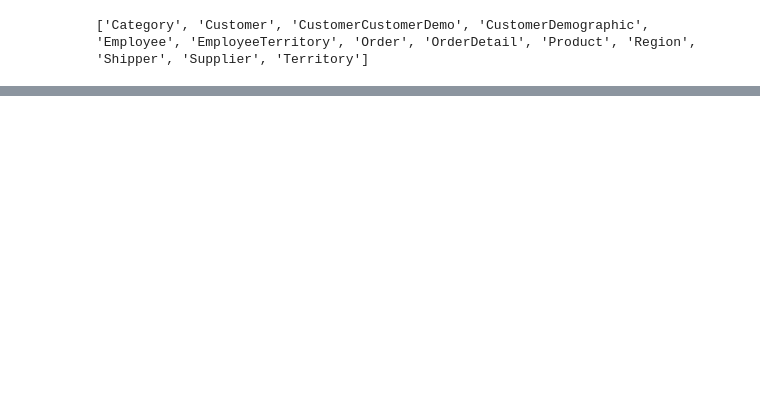
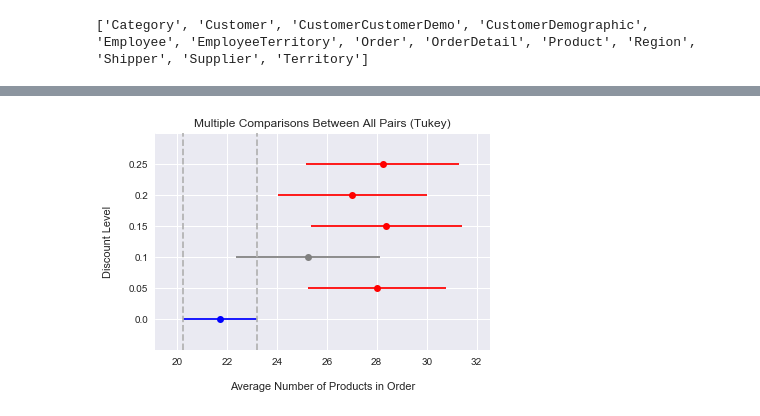
Before and after one commit to Princess-1/ds-3-project, a Jupyter notebook: Module 3 Final Project.ipynb, the cells around one changed output, grey strips where cells are left out. Drawn from its saved outputs; the diff is of its cells as text; code cells hidden in the pictures; blank space fills up the shorter version.

```diff
--- a/Module 3 Final Project.ipynb
+++ b/Module 3 Final Project.ipynb
@@ -71,0 +264,13 @@ df1.head()
+# %%
+from statsmodels.stats.multicomp import pairwise_tukeyhsd
+from statsmodels.stats.multicomp import MultiComparison
+
+mc = MultiComparison(df1_test['Quantity'], df1_test['Discount'])
+mc_results = mc.tukeyhsd()
+# %%
+# let's compare all levels with 0.0 (blue)
+# all groups that are significantly different from 0.0 are color coded red, all insignificant groups gray
+mc_results.plot_simultaneous(comparison_name=0.0, figsize=(6,4),
+                             ylabel='Discount Level\n', xlabel='\nAverage Number of Products in Order');
+# %% [output]
+[figure, added]
```
Also changed, not shown: parts of 37 cells of this notebook, 3 other files.
